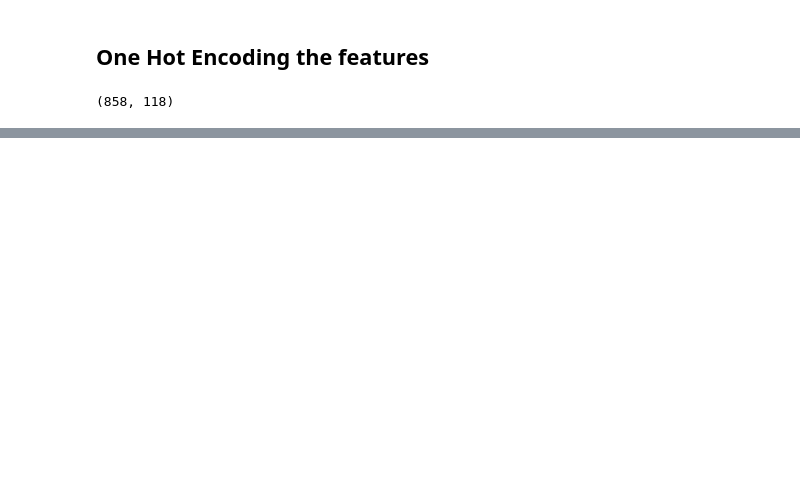
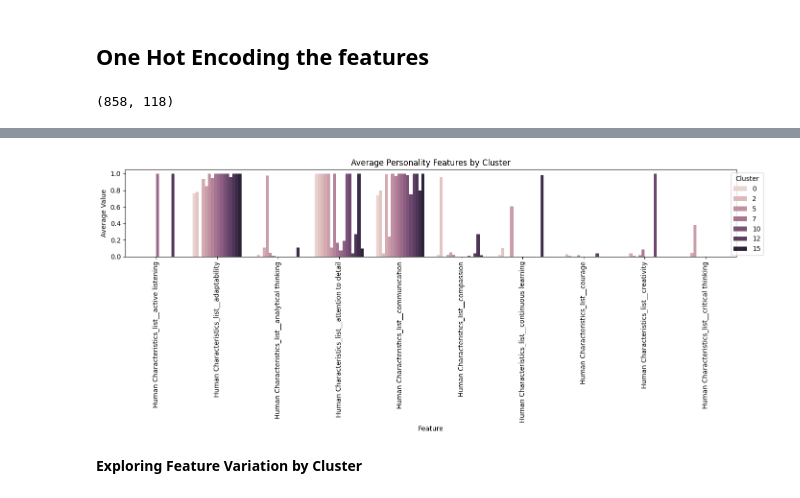
Before and after one commit to HassanDataSci/caricon-personality-career-matching, a Jupyter notebook: CariCon_ML.ipynb, the cells around one changed output, grey strips where cells are left out. Saved outputs shown, nothing was run; the diff lists cells and outputs as text; code cells hidden in the pictures; blank space fills up the shorter version.

```diff
--- a/CariCon_ML.ipynb
+++ b/CariCon_ML.ipynb
@@ -330,0 +369,29 @@ df_onet.shape
+# %%
+columns_to_drop = ['Title', 'Human Characteristics_list', 'Interests_list',
+       'Work Styles_list', 'Work Values_list', 'Skills_list']
+df_features = df_onet.drop(columns=columns_to_drop, inplace=False)
+df_features_mean = df_features.groupby('cluster').mean()
+# %%
+df_long = df_features_mean.iloc[:, :10].reset_index().melt(
+    id_vars='cluster',
+    var_name='feature',
+    value_name='avg_value'
+)
+
+
+plt.figure(figsize=(14,6))
+sns.barplot(
+    data=df_long,
+    x='feature', y='avg_value', hue='cluster'
+)
+plt.title('Average Personality Features by Cluster')
+plt.xlabel('Feature')
+plt.ylabel('Average Value')
+plt.xticks(rotation=90)
+plt.legend(title='Cluster', bbox_to_anchor=(1.05, 1))
+plt.tight_layout()
+plt.show()
+# %% [output]
+[figure, added]
+# %% [markdown]
+**Exploring Feature Variation by Cluster**
```
Also changed, not shown: parts of 12 cells of this notebook.
